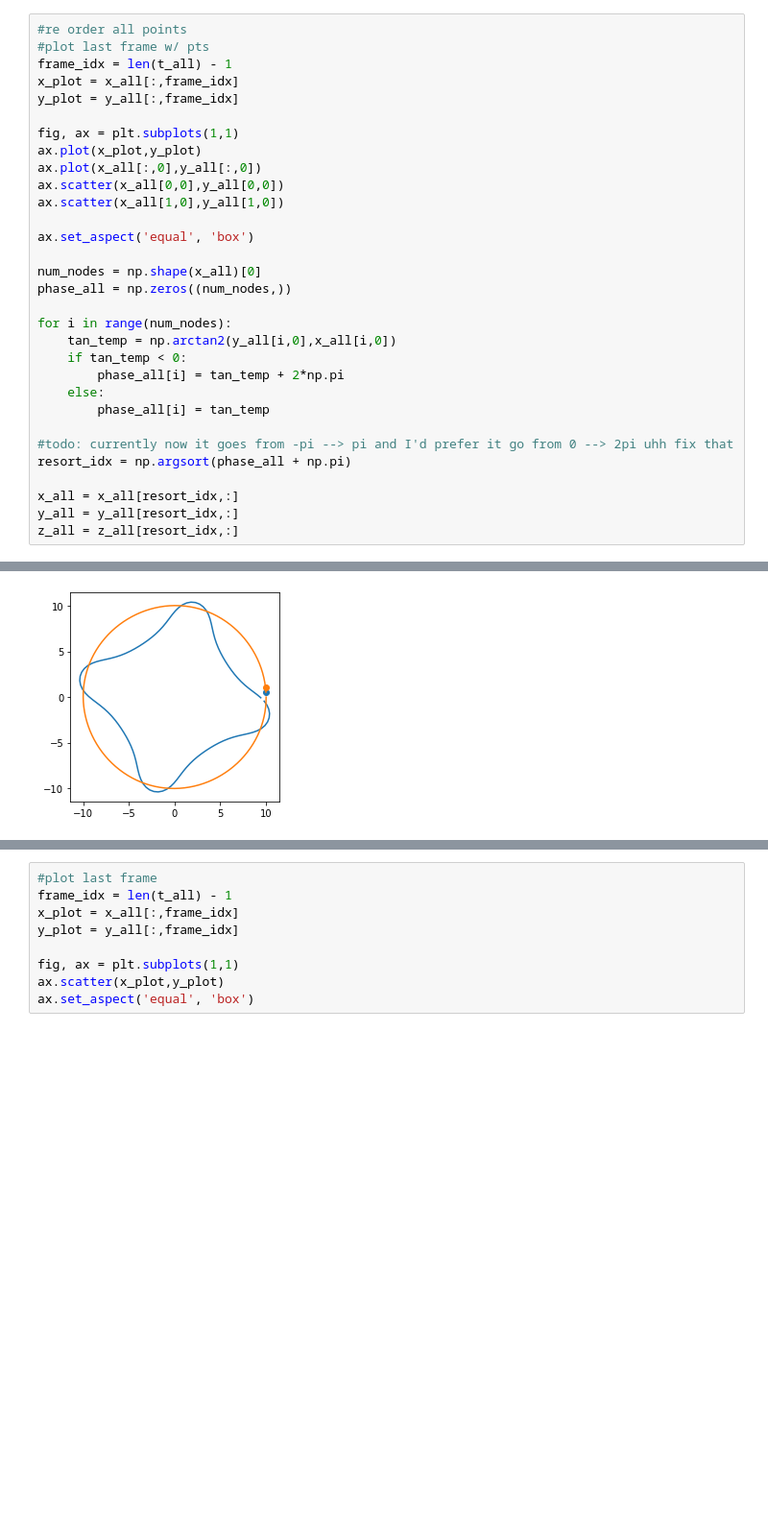
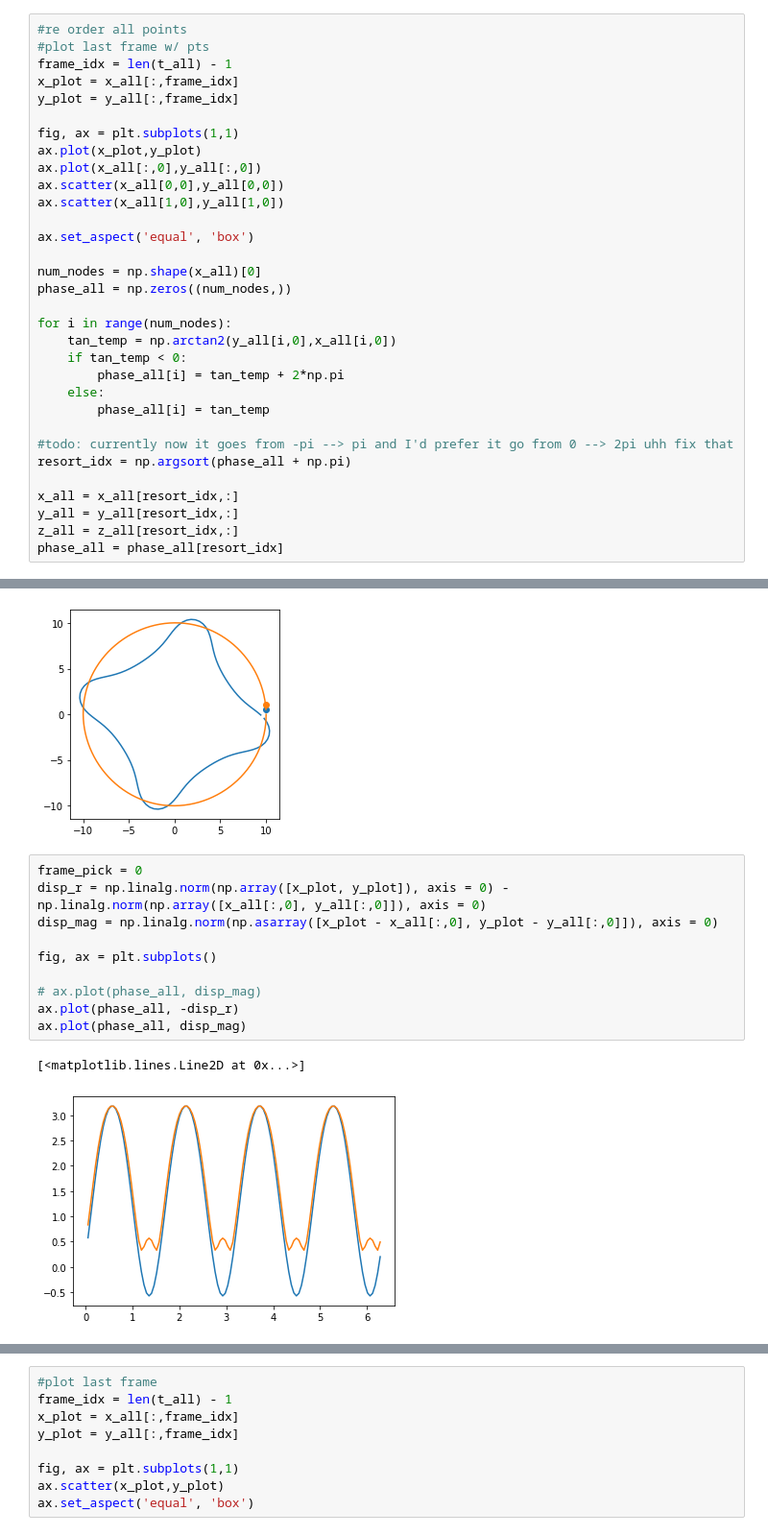
Before and after one commit to bertoldi-collab/buckling-cylinders, a Jupyter notebook: data_processing.ipynb, the cells around one changed output, grey strips where cells are left out. Shown at 96% size. Cells and saved outputs as stored; diff of their text form; blank space fills up the shorter version.

```diff
--- a/data_processing.ipynb
+++ b/data_processing.ipynb
@@ -42,6 +43,7 @@ resort_idx = np.argsort(phase_all + np.pi)
 x_all = x_all[resort_idx,:]
 y_all = y_all[resort_idx,:]
 z_all = z_all[resort_idx,:]
+phase_all = phase_all[resort_idx]
 # %% [output]
 [figure]
 # %%
@@ -58,3 +60,16 @@ ax.scatter(x_all[1,0],y_all[1,0])
 ax.set_aspect('equal', 'box')
 # %% [output]
 [figure]
+# %%
+frame_pick = 0
+disp_r = np.linalg.norm(np.array([x_plot, y_plot]), axis = 0) - np.linalg.norm(np.array([x_all[:,0], y_all[:,0]]), axis = 0)
+disp_mag = np.linalg.norm(np.asarray([x_plot - x_all[:,0], y_plot - y_all[:,0]]), axis = 0)
+
+fig, ax = plt.subplots()
+
+# ax.plot(phase_all, disp_mag)
+ax.plot(phase_all, -disp_r)
+ax.plot(phase_all, disp_mag)
+# %% [output]
+[<matplotlib.lines.Line2D at 0x...>]
+[figure, added]
```
Also changed, not shown: parts of 5 cells of this notebook, 1 other file.
